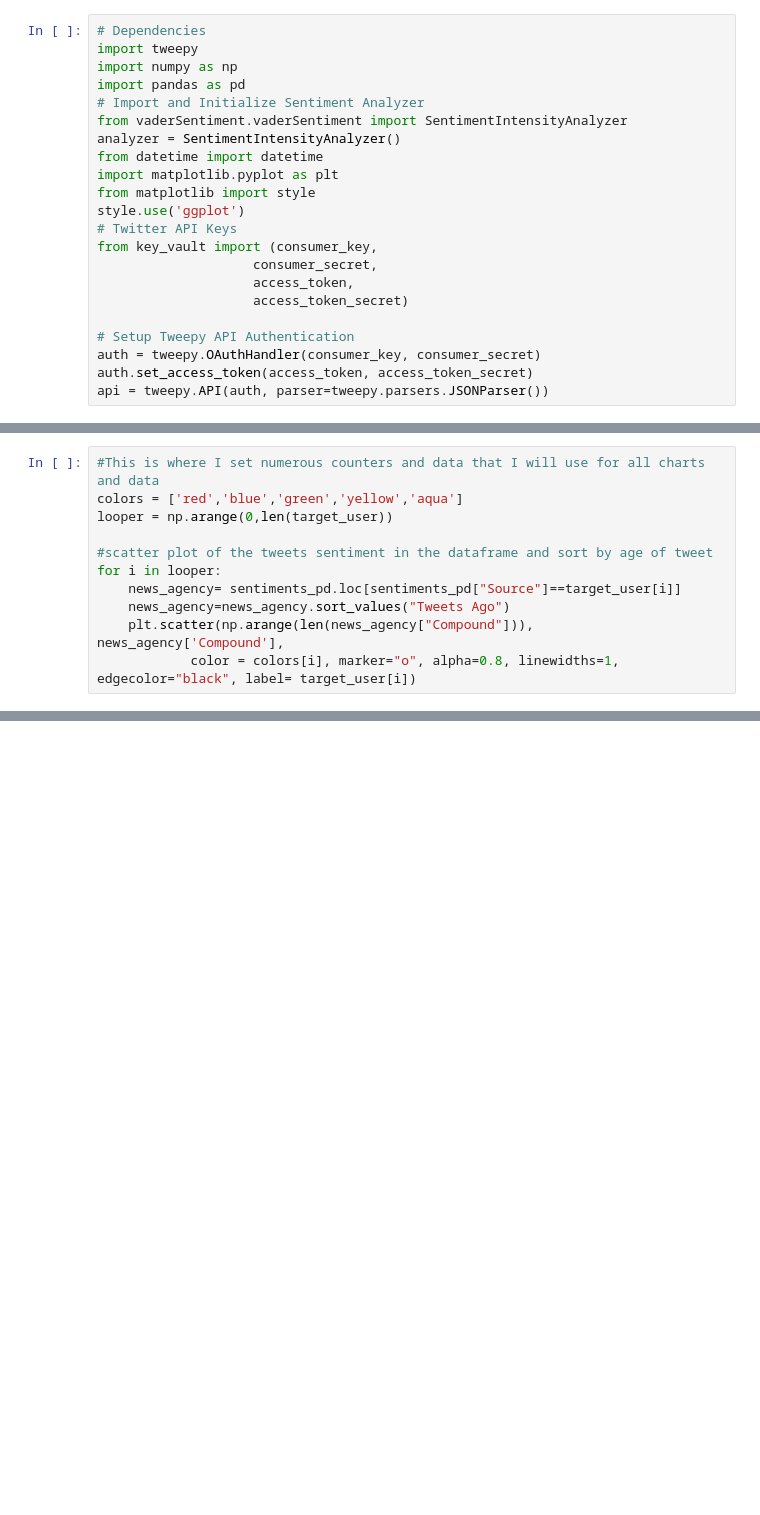
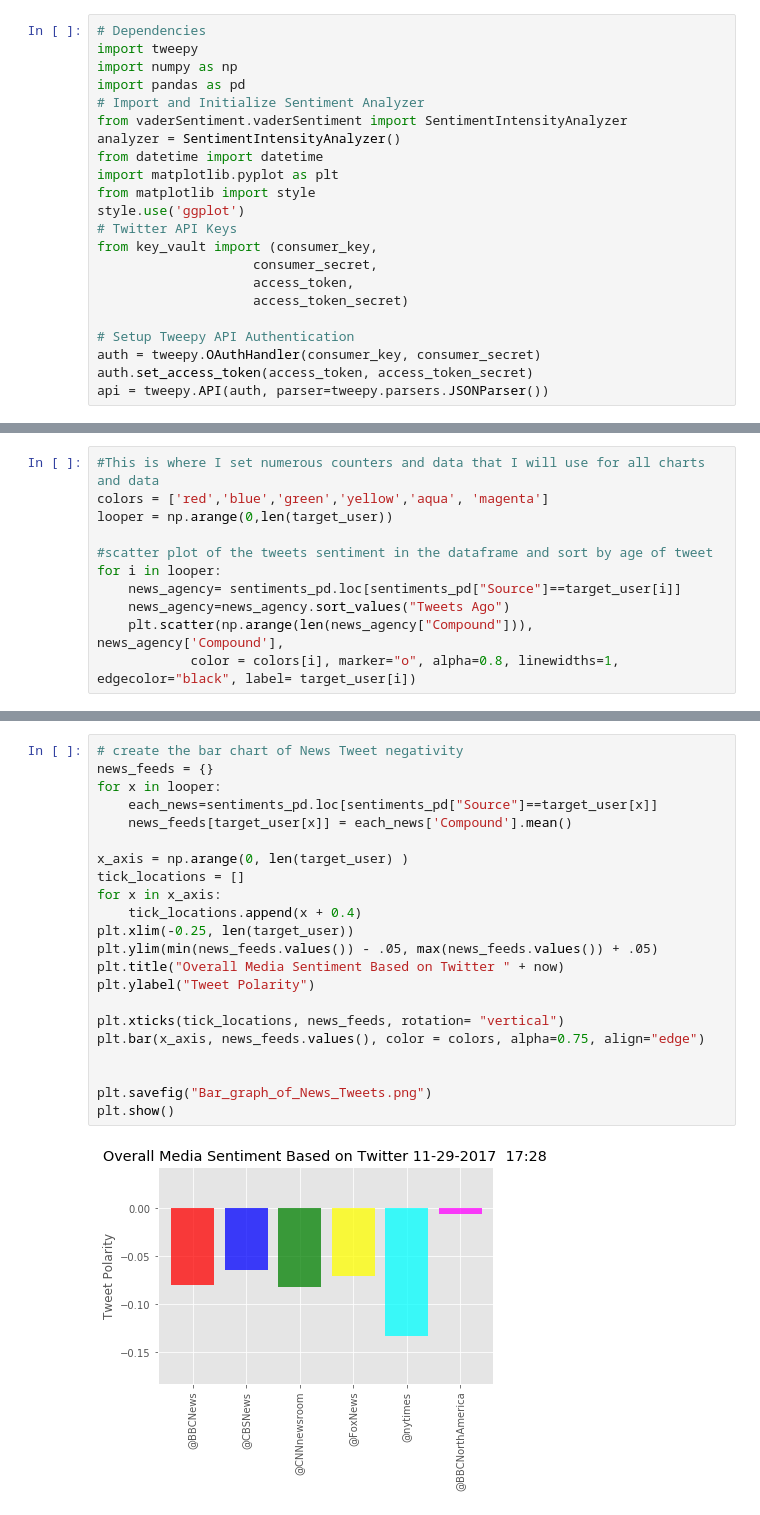
Before and after one commit to davidwjones/SocialAnalytics, a Jupyter notebook: social_analytics_homework.ipynb, the cells around one changed output, grey strips where cells are left out. Drawn from its saved outputs; the diff is of its cells as text; blank space fills up the shorter version.

```diff
--- a/social_analytics_homework.ipynb
+++ b/social_analytics_homework.ipynb
@@ -99,6 +99,6 @@ sentiments_pd.head(10)
 # %%
 #This is where I set numerous counters and data that I will use for all charts and data
-colors = ['red','blue','green','yellow','aqua']
+colors = ['red','blue','green','yellow','aqua', 'magenta']
 looper = np.arange(0,len(target_user))
 
 #scatter plot of the tweets sentiment in the dataframe and sort by age of tweet
@@ -125,0 +133,24 @@ plt.show()
+# %%
+# create the bar chart of News Tweet negativity
+news_feeds = {}
+for x in looper:
+    each_news=sentiments_pd.loc[sentiments_pd["Source"]==target_user[x]]
+    news_feeds[target_user[x]] = each_news['Compound'].mean()
+
+x_axis = np.arange(0, len(target_user) )
+tick_locations = []
+for x in x_axis:
+    tick_locations.append(x + 0.4)
+plt.xlim(-0.25, len(target_user))
+plt.ylim(min(news_feeds.values()) - .05, max(news_feeds.values()) + .05)
+plt.title("Overall Media Sentiment Based on Twitter " + now)
+plt.ylabel("Tweet Polarity")
+
+plt.xticks(tick_locations, news_feeds, rotation= "vertical")
+plt.bar(x_axis, news_feeds.values(), color = colors, alpha=0.75, align="edge")
+
+
+plt.savefig("Bar_graph_of_News_Tweets.png")
+plt.show()
+# %% [output]
+[figure, added]
```
Also changed, not shown: parts of 4 cells of this notebook, 3 other files.
